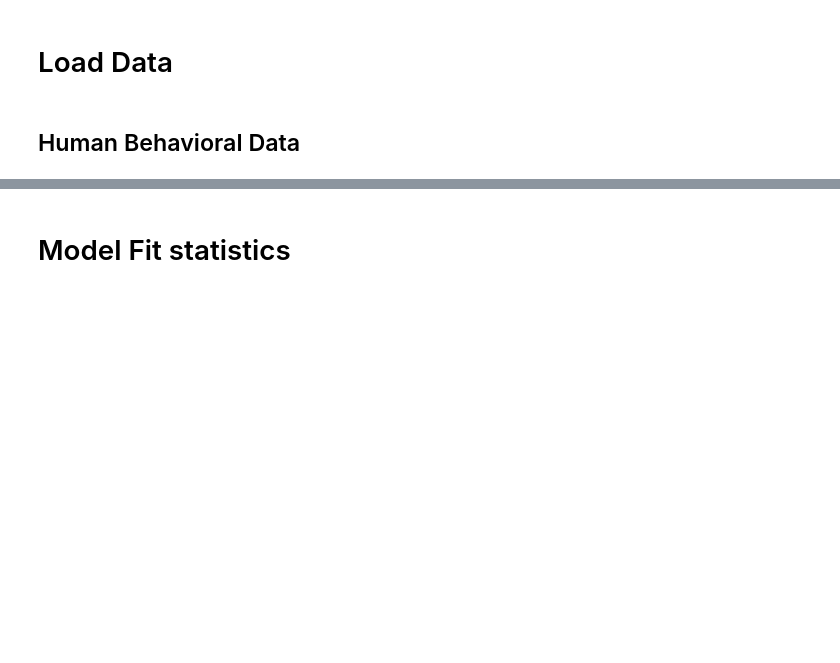
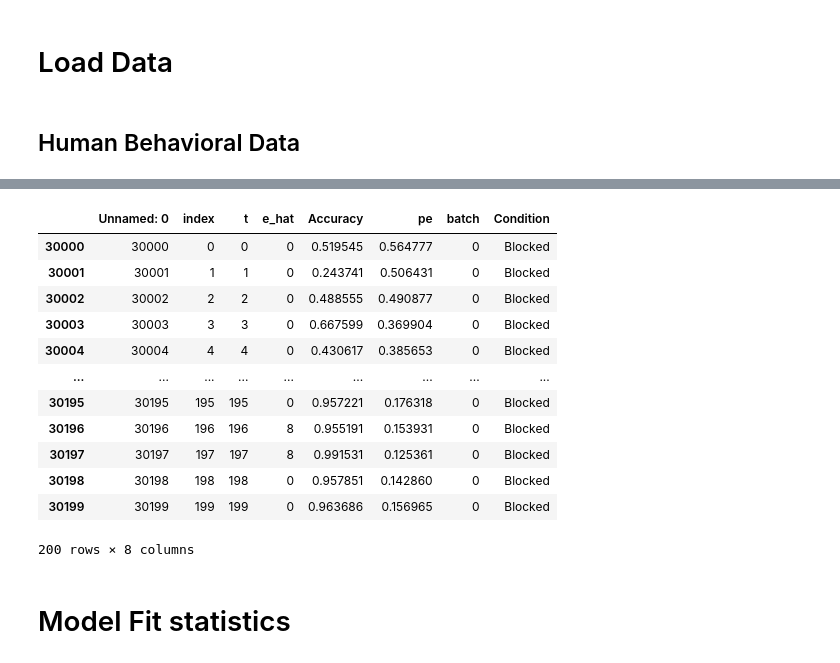
Before and after one commit to andrebeu/SEMCSW, a Jupyter notebook: NB-analysis.ipynb, the cells around one changed output, grey strips where cells are left out. Saved outputs shown, nothing was run; the diff lists cells and outputs as text; code cells hidden in the pictures; blank space fills up the shorter version.

```diff
--- a/Schema Prediction Task v090820, Analyses and Comparisons.ipynb
+++ b/NB-analysis.ipynb
@@ -65,3 +84,24 @@ sem_lstm_results = pd.read_csv(file)
+# %%
+"""
+trial file contains single trial metrics (accuracy and PE)
+"""
+df = sem_lstm_trial_data
+df[(df.Condition=='Blocked')&(df.batch == 0)]
+# df
+# %% [output]
+|  | Unnamed: 0 | index | t | e_hat | Accuracy | pe | batch | Condition |
+| 30000 | 30000 | 0 | 0 | 0 | 0.519545 | 0.564777 | 0 | Blocked |
+| 30001 | 30001 | 1 | 1 | 0 | 0.243741 | 0.506431 | 0 | Blocked |
+| 30002 | 30002 | 2 | 2 | 0 | 0.488555 | 0.490877 | 0 | Blocked |
+| 30003 | 30003 | 3 | 3 | 0 | 0.667599 | 0.369904 | 0 | Blocked |
+| 30004 | 30004 | 4 | 4 | 0 | 0.430617 | 0.385653 | 0 | Blocked |
+| ... | ... | ... | ... | ... | ... | ... | ... | ... |
+| 30195 | 30195 | 195 | 195 | 0 | 0.957221 | 0.176318 | 0 | Blocked |
+| 30196 | 30196 | 196 | 196 | 8 | 0.955191 | 0.153931 | 0 | Blocked |
+| 30197 | 30197 | 197 | 197 | 8 | 0.991531 | 0.125361 | 0 | Blocked |
+| 30198 | 30198 | 198 | 198 | 0 | 0.957851 | 0.142860 | 0 | Blocked |
+| 30199 | 30199 | 199 | 199 | 0 | 0.963686 | 0.156965 | 0 | Blocked |
+200 rows × 8 columns
 # %% [markdown]
 # Model Fit statistics
 # %%
```
Also changed, not shown: parts of 8 cells of this notebook, 5 other files.
